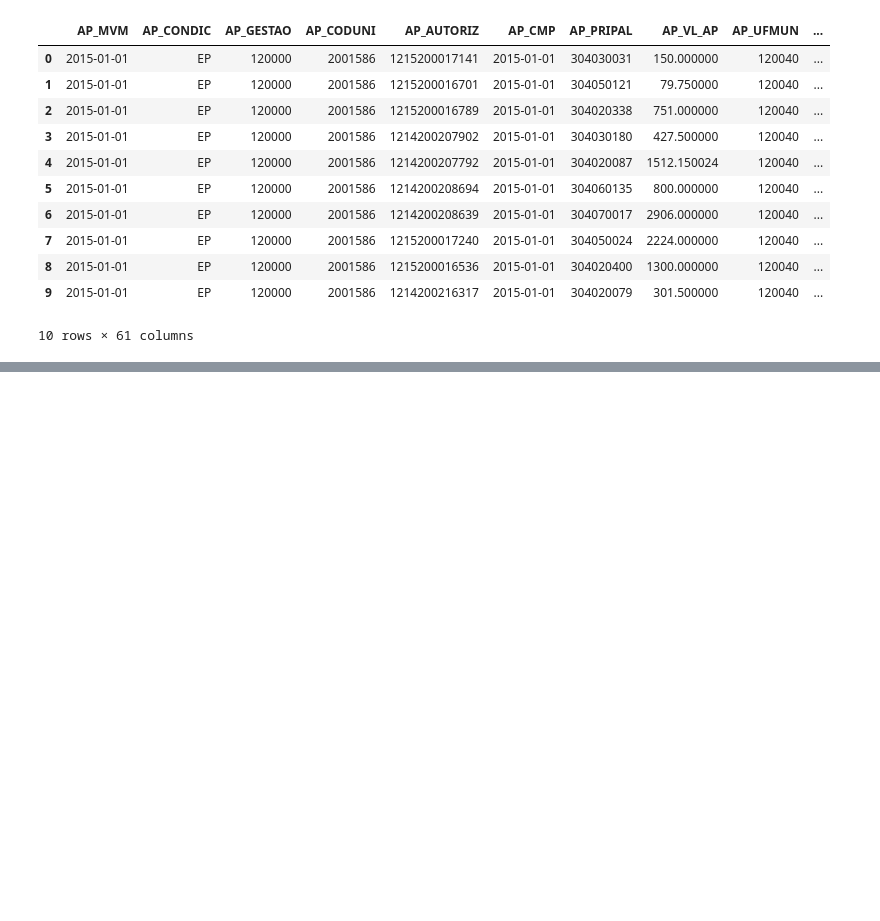
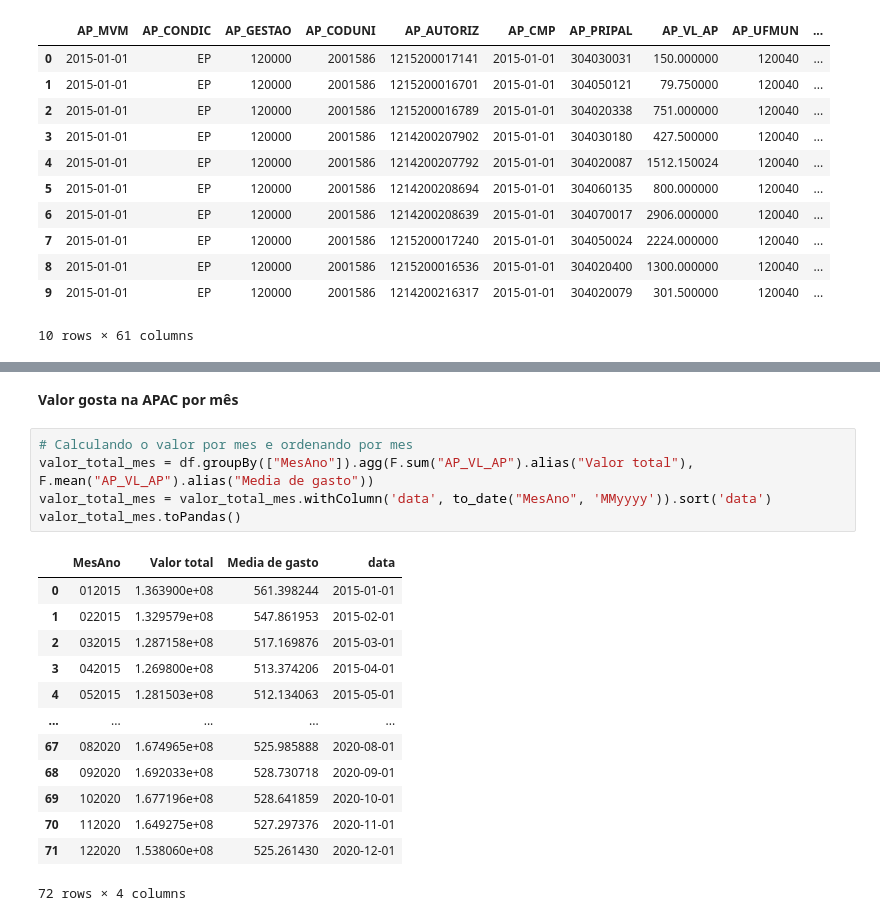
Before and after one commit to leandroladislau/DATASUS, a Jupyter notebook: Analise/Analise_datasus_1.ipynb, the cells around one changed output, grey strips where cells are left out. Cells and saved outputs as stored; diff of their text form; blank space fills up the shorter version.

```diff
--- a/Analise/Analise_datasus_1.ipynb
+++ b/Analise/Analise_datasus_1.ipynb
@@ -356,0 +579,21 @@ df.limit(10).toPandas()
+# %% [markdown]
+**Valor gosta na APAC por mês**
+# %%
+# Calculando o valor por mes e ordenando por mes
+valor_total_mes = df.groupBy(["MesAno"]).agg(F.sum("AP_VL_AP").alias("Valor total"), F.mean("AP_VL_AP").alias("Media de gasto"))
+valor_total_mes = valor_total_mes.withColumn('data', to_date("MesAno", 'MMyyyy')).sort('data')
+valor_total_mes.toPandas()
+# %% [output]
+|  | MesAno | Valor total | Media de gasto | data |
+| 0 | 012015 | 1.363900e+08 | 561.398244 | 2015-01-01 |
+| 1 | 022015 | 1.329579e+08 | 547.861953 | 2015-02-01 |
+| 2 | 032015 | 1.287158e+08 | 517.169876 | 2015-03-01 |
+| 3 | 042015 | 1.269800e+08 | 513.374206 | 2015-04-01 |
+| 4 | 052015 | 1.281503e+08 | 512.134063 | 2015-05-01 |
+| ... | ... | ... | ... | ... |
+| 67 | 082020 | 1.674965e+08 | 525.985888 | 2020-08-01 |
+| 68 | 092020 | 1.692033e+08 | 528.730718 | 2020-09-01 |
+| 69 | 102020 | 1.677196e+08 | 528.641859 | 2020-10-01 |
+| 70 | 112020 | 1.649275e+08 | 527.297376 | 2020-11-01 |
+| 71 | 122020 | 1.538060e+08 | 525.261430 | 2020-12-01 |
+72 rows × 4 columns
```
Also changed, not shown: parts of 56 cells of this notebook.
